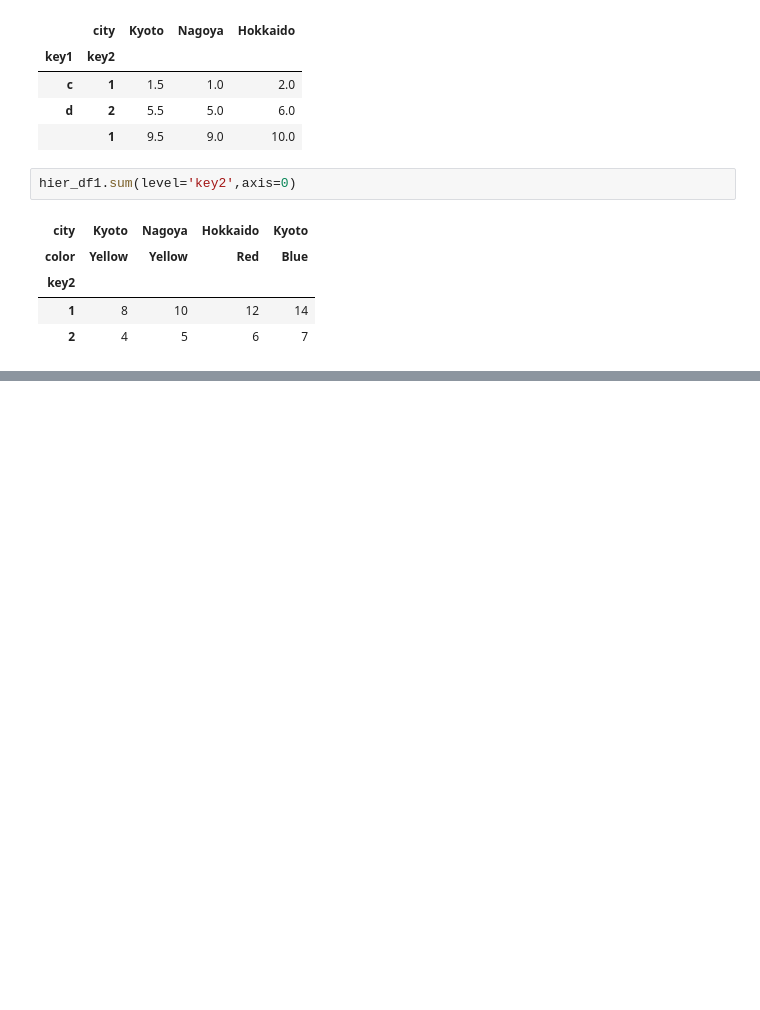
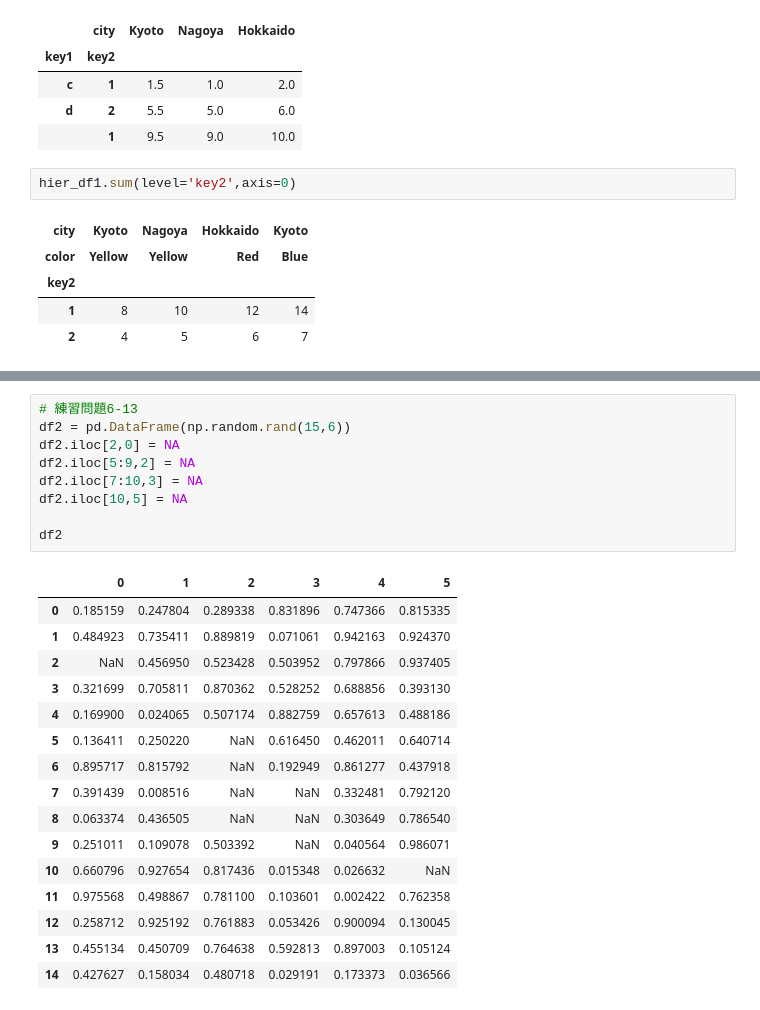
Before and after one commit to komiyama-21313/data_science_book1, a Jupyter notebook: chap6.ipynb, the cells around one changed output, grey strips where cells are left out. Saved outputs shown, nothing was run; the diff lists cells and outputs as text; blank space fills up the shorter version.

```diff
--- a/chap6.ipynb
+++ b/chap6.ipynb
@@ -121,0 +617,26 @@ hier_df1.sum(level='key2',axis=0)
+# %%
+# 練習問題6-13
+df2 = pd.DataFrame(np.random.rand(15,6))
+df2.iloc[2,0] = NA
+df2.iloc[5:9,2] = NA
+df2.iloc[7:10,3] = NA
+df2.iloc[10,5] = NA
+
+df2
+# %% [output]
+|  | 0 | 1 | 2 | 3 | 4 | 5 |
+| 0 | 0.185159 | 0.247804 | 0.289338 | 0.831896 | 0.747366 | 0.815335 |
+| 1 | 0.484923 | 0.735411 | 0.889819 | 0.071061 | 0.942163 | 0.924370 |
+| 2 | NaN | 0.456950 | 0.523428 | 0.503952 | 0.797866 | 0.937405 |
+| 3 | 0.321699 | 0.705811 | 0.870362 | 0.528252 | 0.688856 | 0.393130 |
+| 4 | 0.169900 | 0.024065 | 0.507174 | 0.882759 | 0.657613 | 0.488186 |
+| 5 | 0.136411 | 0.250220 | NaN | 0.616450 | 0.462011 | 0.640714 |
+| 6 | 0.895717 | 0.815792 | NaN | 0.192949 | 0.861277 | 0.437918 |
+| 7 | 0.391439 | 0.008516 | NaN | NaN | 0.332481 | 0.792120 |
+| 8 | 0.063374 | 0.436505 | NaN | NaN | 0.303649 | 0.786540 |
+| 9 | 0.251011 | 0.109078 | 0.503392 | NaN | 0.040564 | 0.986071 |
+| 10 | 0.660796 | 0.927654 | 0.817436 | 0.015348 | 0.026632 | NaN |
+| 11 | 0.975568 | 0.498867 | 0.781100 | 0.103601 | 0.002422 | 0.762358 |
+| 12 | 0.258712 | 0.925192 | 0.761883 | 0.053426 | 0.900094 | 0.130045 |
+| 13 | 0.455134 | 0.450709 | 0.764638 | 0.592813 | 0.897003 | 0.105124 |
+| 14 | 0.427627 | 0.158034 | 0.480718 | 0.029191 | 0.173373 | 0.036566 |
```
Also changed, not shown: parts of 55 cells of this notebook, 1 other file.
